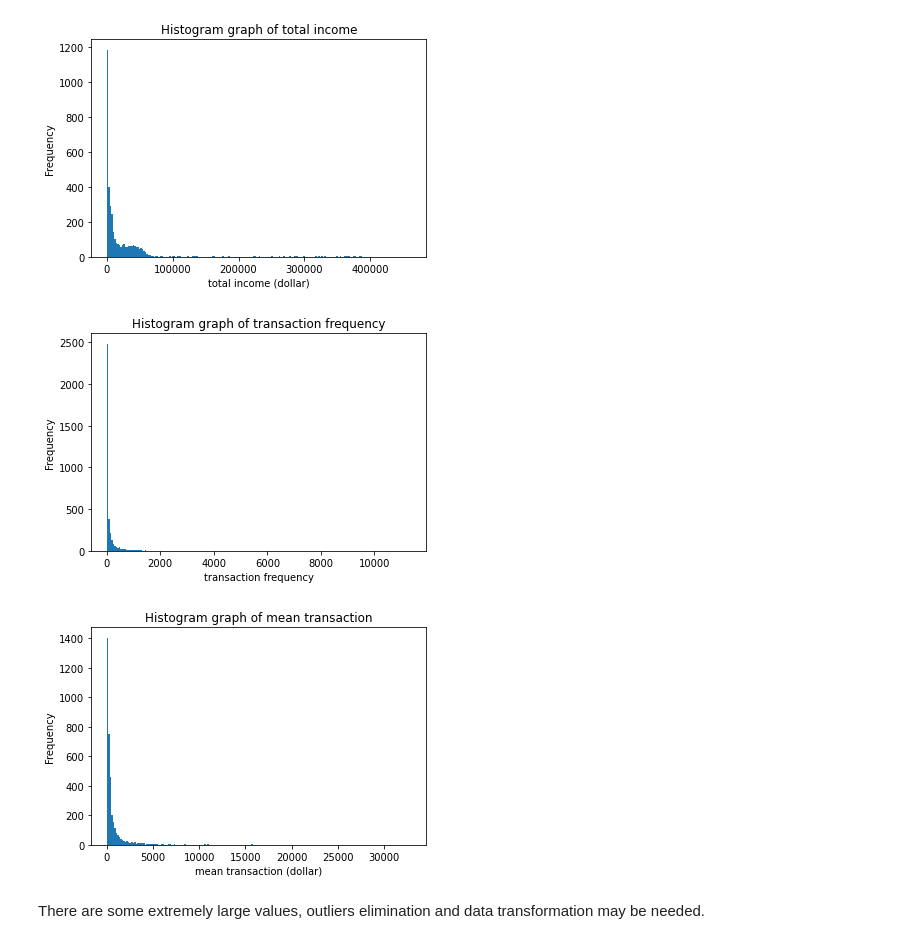
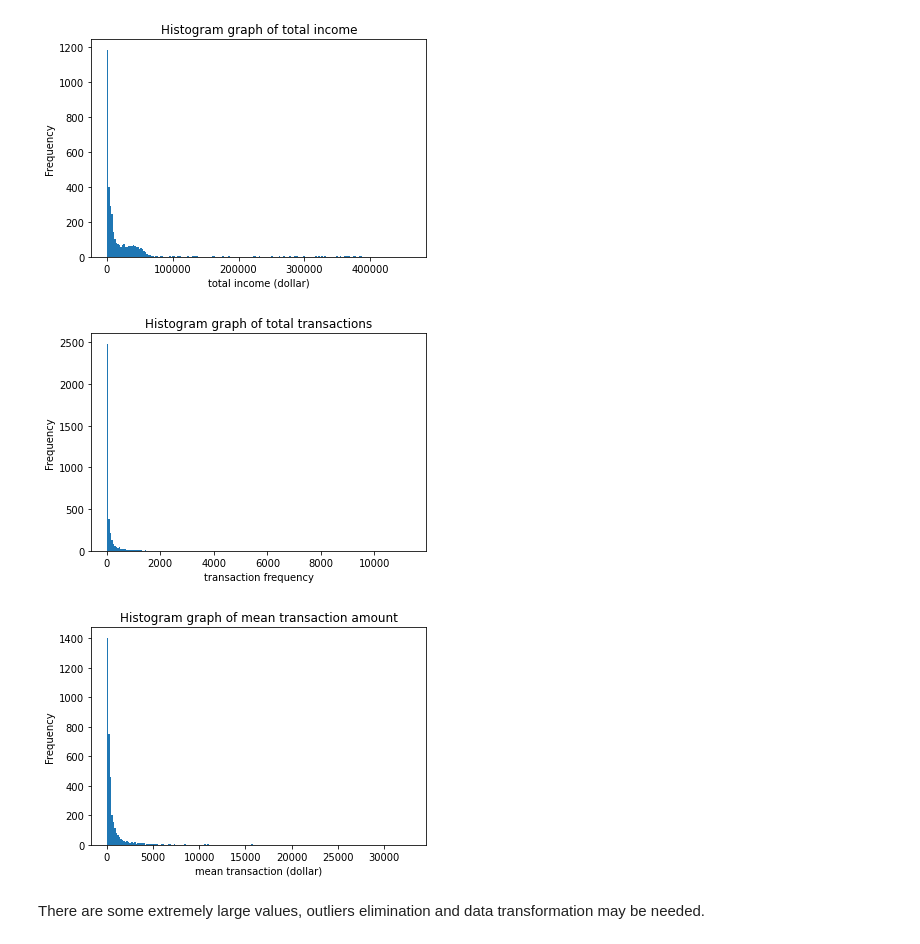
Before and after one commit to MAST30034-Applied-Data-Science/generic-buy-now-pay-later-project-group-33, a Jupyter notebook: notebooks/preliminary analysis.ipynb, the cells around one changed output. Saved outputs shown, nothing was run; the diff lists cells and outputs as text; code cells hidden in the pictures.

Commit message:
adjust the features name

```diff
--- a/notebooks/preliminary analysis.ipynb
+++ b/notebooks/preliminary analysis.ipynb
@@ -74,7 +75,7 @@ consumer_df =  consumer_id.join(raw_consumer_df, consumer_id.consumer_id == raw_
 # %%
 transactions_df = raw_transactions_df.join(merchant_df, raw_transactions_df.merchant_abn == merchant_df.merchant_abn, 'inner')\
                            .join(consumer_df, raw_transactions_df.user_id == consumer_df.user_id, 'inner')\
-                           .drop('merchant_abn', 'order_id', 'user_id', 'consumer_id', 'consumer_name', 'consumer_address')
+                           .drop('merchant_abn', 'order_id', 'user_id', 'consumer_id', 'consumer_name')
 # %%
 raw_transactions_df.count(), transactions_df.count()
 # %% [output]
@@ -98,12 +99,12 @@ transactions_df.limit(10)
 # %% [markdown]
 We compute the total income and number of transactions for each merchant for the preliminary analysis.
 # %%
-merchant_income = transactions_sdf.groupBy('merchant_name', 'tags')\
+merchant_income = transactions_df.groupBy('merchant_name', 'tags')\
                   .agg(
-                       F.round(F.sum('dollar_value'),2).alias('total_transactions'),
-                       F.count('merchant_name').alias('transaction_frequency'))\
-                  .orderBy('total_transactions', ascending = False)\
-                  .withColumn('mean_transaction',  F.round(F.col('total_transactions')/F.col('transaction_frequency')))
+                       F.round(F.sum('dollar_value'),2).alias('total_income'),
+                       F.count('merchant_name').alias('total_transactions'))\
+                  .orderBy('total_income', ascending = False)\
+                  .withColumn('mean_transaction_amount',  F.round(F.col('total_income')/F.col('total_transactions')))
 # %%
 merchant_income.toPandas()
 # %% [output]
@@ -171,24 +172,24 @@ plt.show()
 # %% [output]
 [figure]
 # %%
-bins, counts = merchant_income.select('transaction_frequency').rdd.flatMap(lambda x: x).histogram(200)
+bins, counts = merchant_income.select('total_transactions').rdd.flatMap(lambda x: x).histogram(200)
 plt.hist(bins[:-1], bins=bins, weights=counts)
 plt.ylabel('Frequency')
 plt.xlabel('transaction frequency')
-plt.title('Histogram graph of transaction frequency')
-plt.savefig('../plots/Histogram graph of transaction frequency')
+plt.title('Histogram graph of total transactions')
+plt.savefig('../plots/Histogram graph of total transactions')
 plt.show()
 # %% [output]
-[figure, old version]
+[figure, new version]
 # %%
-bins, counts = merchant_income.select('mean_transaction').rdd.flatMap(lambda x: x).histogram(200)
+bins, counts = merchant_income.select('mean_transaction_amount').rdd.flatMap(lambda x: x).histogram(200)
 plt.hist(bins[:-1], bins=bins, weights=counts)
 plt.ylabel('Frequency')
 plt.xlabel('mean transaction (dollar)')
-plt.title('Histogram graph of mean transaction')
-plt.savefig('../plots/Histogram graph of mean transaction')
+plt.title('Histogram graph of mean transaction amount')
+plt.savefig('../plots/Histogram graph of mean transaction amount')
 plt.show()
 # %% [output]
-[figure, old version]
+[figure, new version]
 # %% [markdown]
 There are some extremely large values, outliers elimination and data transformation may be needed.
```
Also changed, not shown: parts of 6 cells of this notebook, 2 other files.
